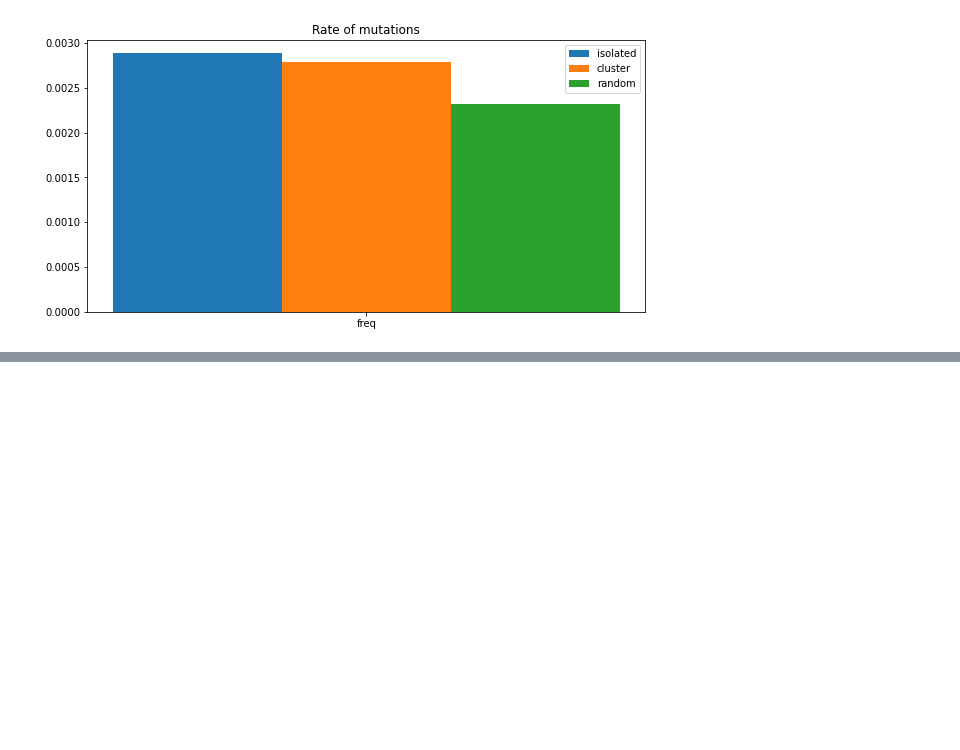
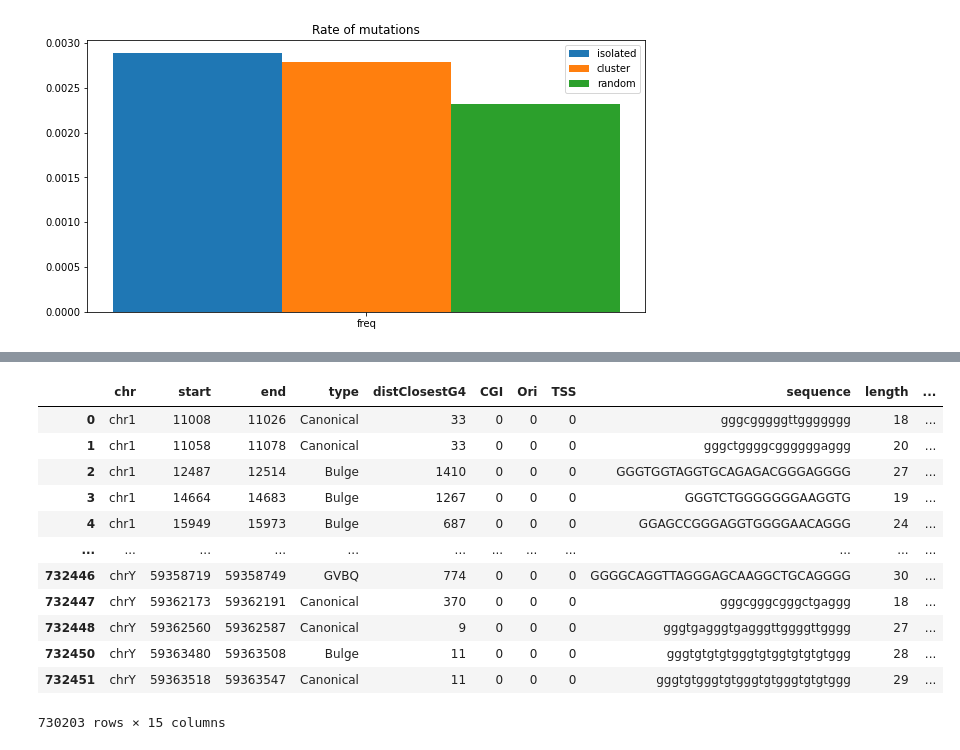
Before and after one commit to chloevogel/TRSante, a Jupyter notebook: Mutations_random.ipynb, the cells around one changed output, grey strips where cells are left out. Saved outputs shown, nothing was run; the diff lists cells and outputs as text; code cells hidden in the pictures; blank space fills up the shorter version.

```diff
--- a/Mutations_random.ipynb
+++ b/Mutations_random.ipynb
@@ -806,0 +776,5 @@ array([0.07418686, 0.83395109, 0.09186205])
+# %%
+file = open('C:/Users/BlueC/Documents/Mines/Santé/Code/annotated_G4plus_categories_explicit.csv')
+reader = pd.read_csv(file, delimiter=',')
+reader = reader[reader['type'] != 'G-track']
+reader
@@ -806,0 +795,22 @@ array([0.07418686, 0.83395109, 0.09186205])
+# %%
+reader["length"] = reader["end"] - reader["start"]
+reader["A"] = reader["sequence"].str.count('a') + reader["sequence"].str.count('A')
+reader["C"] = reader["sequence"].str.count('c') + reader["sequence"].str.count('C')
+reader["G"] = reader["sequence"].str.count('g') + reader["sequence"].str.count('G')
+reader["T"] = reader["sequence"].str.count('t') + reader["sequence"].str.count('T')
+reader["%CG"] = (reader["C"] + reader["G"])/reader["length"]*100
+reader
+# %% [output]
+|  | chr | start | end | type | distClosestG4 | CGI | Ori | TSS | sequence | length | ... |
+| 0 | chr1 | 11008 | 11026 | Canonical | 33 | 0 | 0 | 0 | gggcgggggttggggggg | 18 | ... |
+| 1 | chr1 | 11058 | 11078 | Canonical | 33 | 0 | 0 | 0 | gggctggggcggggggaggg | 20 | ... |
+| 2 | chr1 | 12487 | 12514 | Bulge | 1410 | 0 | 0 | 0 | GGGTGGTAGGTGCAGAGACGGGAGGGG | 27 | ... |
+| 3 | chr1 | 14664 | 14683 | Bulge | 1267 | 0 | 0 | 0 | GGGTCTGGGGGGGAAGGTG | 19 | ... |
+| 4 | chr1 | 15949 | 15973 | Bulge | 687 | 0 | 0 | 0 | GGAGCCGGGAGGTGGGGAACAGGG | 24 | ... |
+| ... | ... | ... | ... | ... | ... | ... | ... | ... | ... | ... | ... |
+| 732446 | chrY | 59358719 | 59358749 | GVBQ | 774 | 0 | 0 | 0 | GGGGCAGGTTAGGGAGCAAGGCTGCAGGGG | 30 | ... |
+| 732447 | chrY | 59362173 | 59362191 | Canonical | 370 | 0 | 0 | 0 | gggcgggcgggctgaggg | 18 | ... |
+| 732448 | chrY | 59362560 | 59362587 | Canonical | 9 | 0 | 0 | 0 | gggtgagggtgagggttggggttgggg | 27 | ... |
+| 732450 | chrY | 59363480 | 59363508 | Bulge | 11 | 0 | 0 | 0 | gggtgtgtgtgggtgtggtgtgtgtggg | 28 | ... |
+| 732451 | chrY | 59363518 | 59363547 | Canonical | 11 | 0 | 0 | 0 | gggtgtgggtgtgggtgtgggtgtgtggg | 29 | ... |
+730203 rows × 15 columns
```
Also changed, not shown: parts of 21 cells of this notebook.
